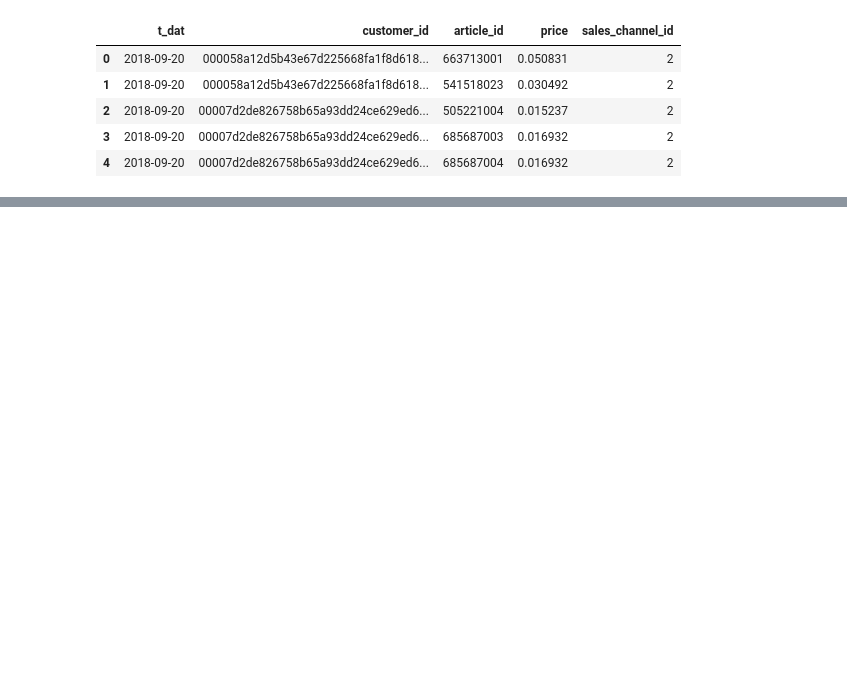
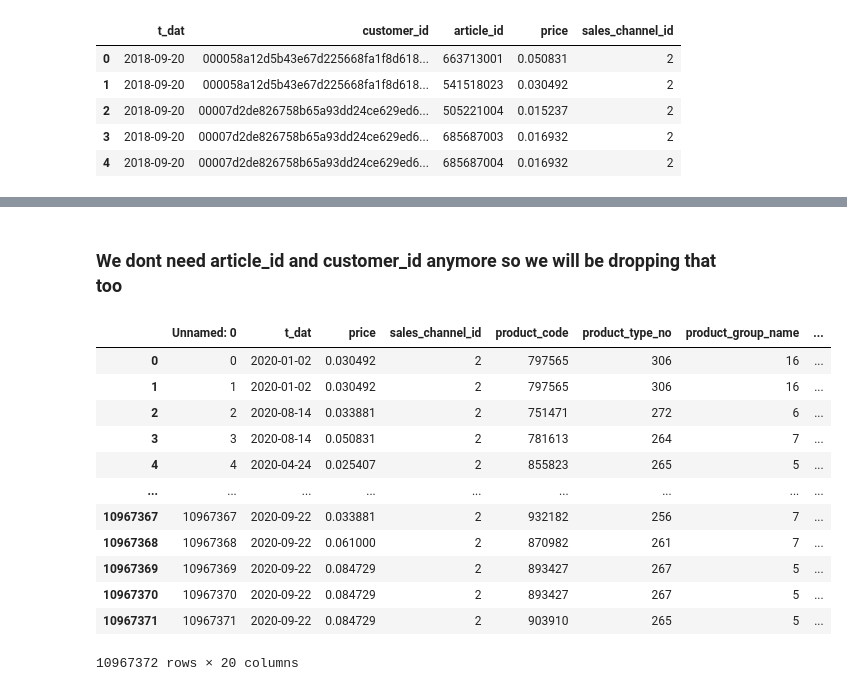
Before and after one commit to prajwalmani/H-M-Personalized-Fashion-Recommendations, a Jupyter notebook: h_m_prajwal.ipynb, the cells around one changed output, grey strips where cells are left out. Cells and saved outputs as stored; diff of their text form; code cells hidden in the pictures; blank space fills up the shorter version.

Commit message:
final clean csv

```diff
--- a/h_m_prajwal.ipynb
+++ b/h_m_prajwal.ipynb
@@ -276,0 +367,2 @@ transcations_df.head()
+# %% [markdown]
+### We dont need article_id and customer_id anymore so we will be dropping that too
@@ -276,0 +373,18 @@ transcations_df.head()
+# %%
+df1=pd.read_csv(r'cleaned_h_m_dataset')
+# %%
+df1
+# %% [output]
+|  | Unnamed: 0 | t_dat | price | sales_channel_id | product_code | product_type_no | product_group_name | ... |
+| 0 | 0 | 2020-01-02 | 0.030492 | 2 | 797565 | 306 | 16 | ... |
+| 1 | 1 | 2020-01-02 | 0.030492 | 2 | 797565 | 306 | 16 | ... |
+| 2 | 2 | 2020-08-14 | 0.033881 | 2 | 751471 | 272 | 6 | ... |
+| 3 | 3 | 2020-08-14 | 0.050831 | 2 | 781613 | 264 | 7 | ... |
+| 4 | 4 | 2020-04-24 | 0.025407 | 2 | 855823 | 265 | 5 | ... |
+| ... | ... | ... | ... | ... | ... | ... | ... | ... |
+| 10967367 | 10967367 | 2020-09-22 | 0.033881 | 2 | 932182 | 256 | 7 | ... |
+| 10967368 | 10967368 | 2020-09-22 | 0.061000 | 2 | 870982 | 261 | 7 | ... |
+| 10967369 | 10967369 | 2020-09-22 | 0.084729 | 2 | 893427 | 267 | 5 | ... |
+| 10967370 | 10967370 | 2020-09-22 | 0.084729 | 2 | 893427 | 267 | 5 | ... |
+| 10967371 | 10967371 | 2020-09-22 | 0.084729 | 2 | 903910 | 265 | 5 | ... |
+10967372 rows × 20 columns
```
Also changed, not shown: parts of 24 cells of this notebook.
